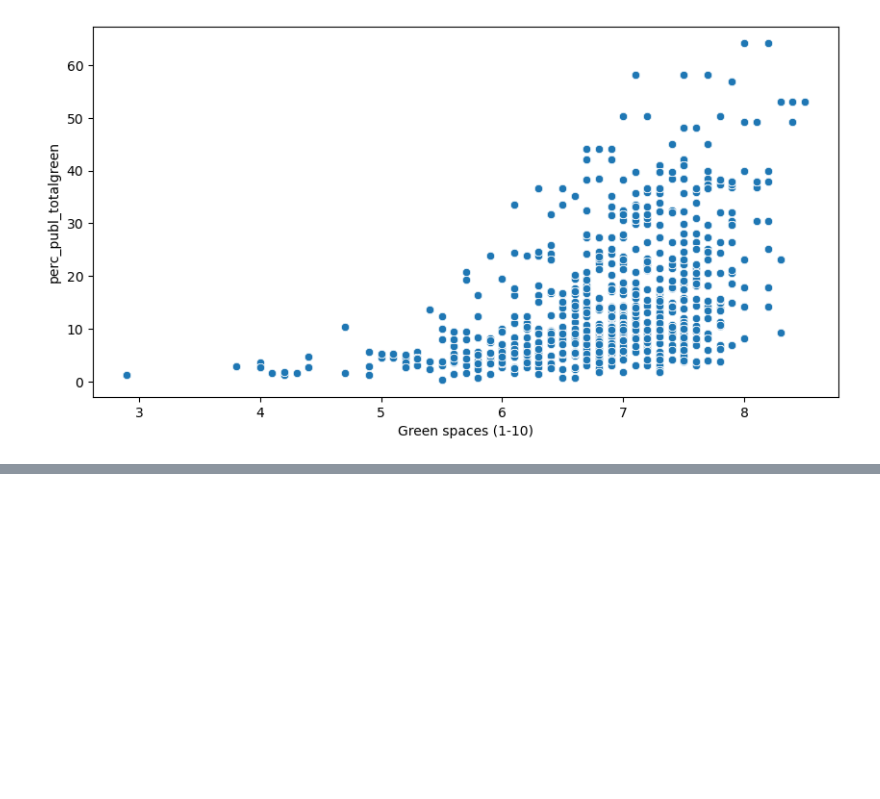
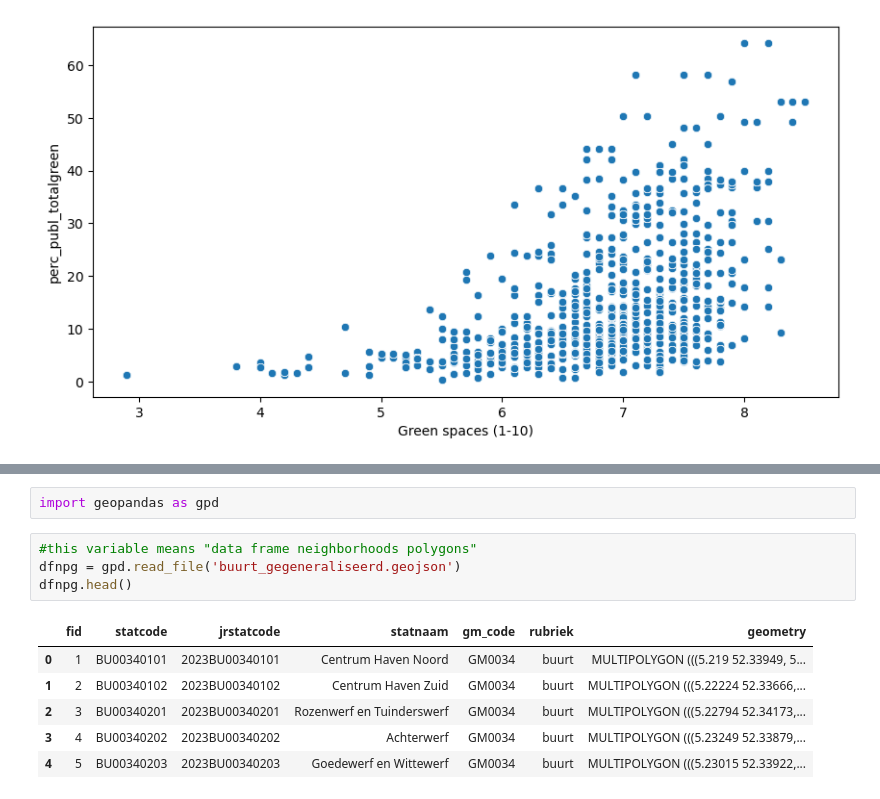
Before and after one commit to bram-villanueva/paper_project, a Jupyter notebook: group6_paper.ipynb, the cells around one changed output, grey strips where cells are left out. Cells and saved outputs as stored; diff of their text form; blank space fills up the shorter version.

```diff
--- a/group6_paper.ipynb
+++ b/group6_paper.ipynb
@@ -243,0 +272,13 @@ sns.scatterplot(x='Green spaces (1-10)', y='perc_publ_totalgreen', data=dfgrppd,
+# %%
+import geopandas as gpd
+# %%
+#this variable means "data frame neighborhoods polygons"
+dfnpg = gpd.read_file('buurt_gegeneraliseerd.geojson')
+dfnpg.head()
+# %% [output]
+|  | fid | statcode | jrstatcode | statnaam | gm_code | rubriek | geometry |
+| 0 | 1 | BU00340101 | 2023BU00340101 | Centrum Haven Noord | GM0034 | buurt | MULTIPOLYGON (((5.219 52.33949, 5... |
+| 1 | 2 | BU00340102 | 2023BU00340102 | Centrum Haven Zuid | GM0034 | buurt | MULTIPOLYGON (((5.22224 52.33666,... |
+| 2 | 3 | BU00340201 | 2023BU00340201 | Rozenwerf en Tuinderswerf | GM0034 | buurt | MULTIPOLYGON (((5.22794 52.34173,... |
+| 3 | 4 | BU00340202 | 2023BU00340202 | Achterwerf | GM0034 | buurt | MULTIPOLYGON (((5.23249 52.33879,... |
+| 4 | 5 | BU00340203 | 2023BU00340203 | Goedewerf en Wittewerf | GM0034 | buurt | MULTIPOLYGON (((5.23015 52.33922,... |
```
Also changed, not shown: parts of 11 cells of this notebook.
